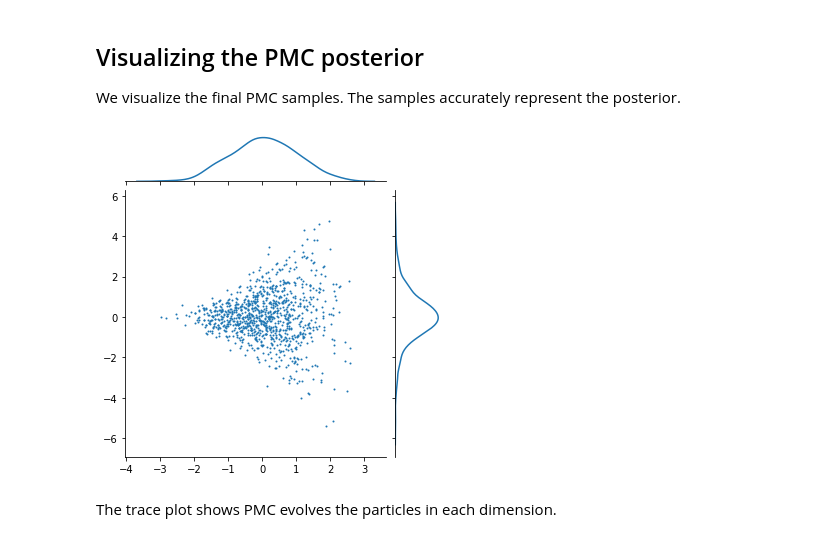
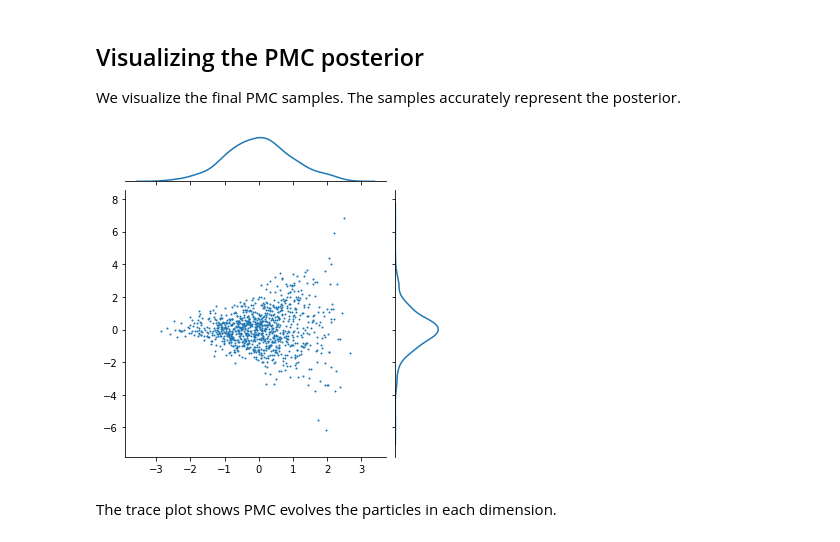
Before and after one commit to minaskar/pocomc, a Jupyter notebook: examples/Funnel.ipynb, the cells around one changed output. Saved outputs shown, nothing was run; the diff lists cells and outputs as text; code cells hidden in the pictures.

```diff
--- a/examples/Funnel.ipynb
+++ b/examples/Funnel.ipynb
@@ -71,14 +71,14 @@ We visualize the final PMC samples. The samples accurately represent the posteri
 # %%
 import seaborn as sns
 
-x = pmc.results['posterior_samples']
+x = pmc.results['samples']
 g = sns.JointGrid(height=5)
 g.ax_joint.scatter(x[:, 0], x[:, 1], s=1.0)
 sns.kdeplot(x=x[:, 0], ax=g.ax_marg_x)
 sns.kdeplot(y=x[:, 1], ax=g.ax_marg_y)
 plt.show()
 # %% [output]
-[figure, old version]
+[figure, new version]
 # %% [markdown]
 The trace plot shows PMC evolves the particles in each dimension.
 # %%
```
Also changed, not shown: parts of 3 cells of this notebook, 5 other files.
